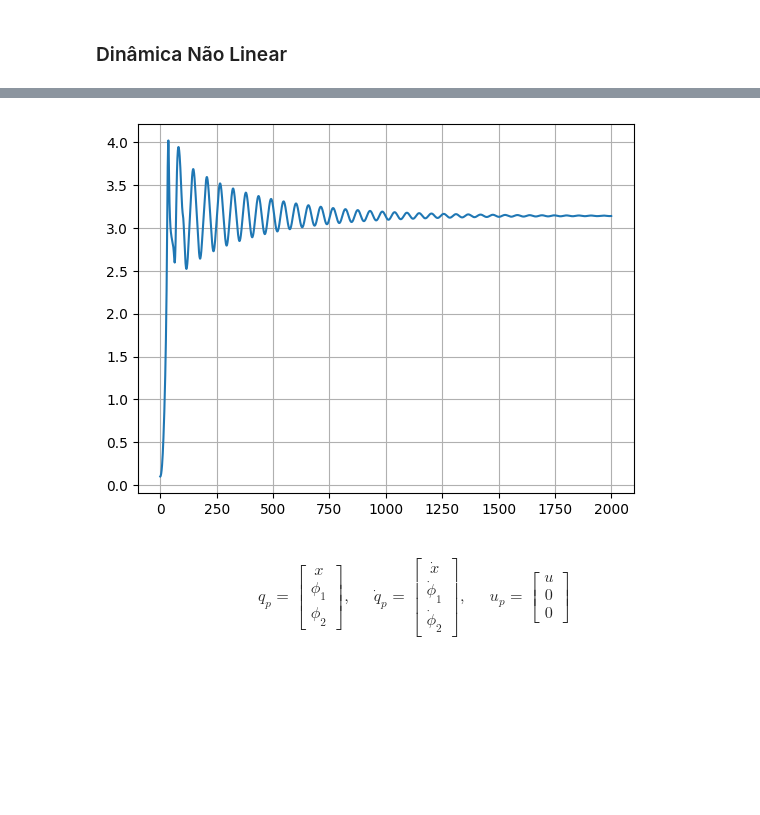
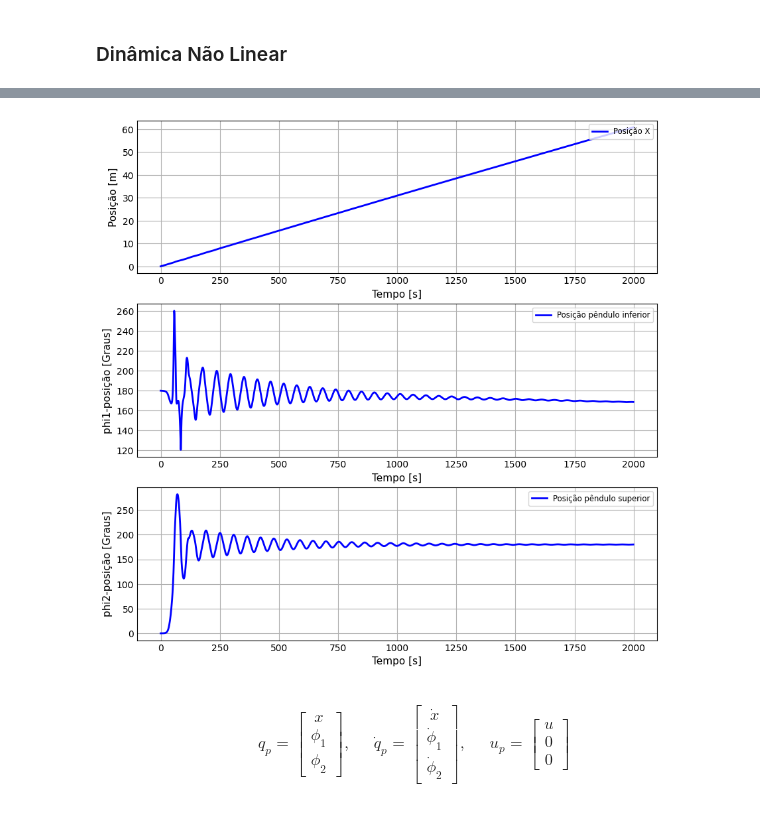
Before and after one commit to thebrendonbarbosa/Projeto_TCC_DPI_Thalyson, a Jupyter notebook: scripts/modelagem_sistema_duplo_pêndulo.ipynb, the cells around one changed output, grey strips where cells are left out. Cells and saved outputs as stored; diff of their text form; code cells hidden in the pictures; blank space fills up the shorter version.

```diff
--- a/scripts/modelagem_sistema_duplo_pêndulo.ipynb
+++ b/scripts/modelagem_sistema_duplo_pêndulo.ipynb
@@ -118,13 +139,15 @@ dphi2dt_f = sym.lambdify(phi2_d, phi2_d)
 # %%
 def dSdt(S, t):
-    x, z1, phi1, z2, phi2, z3 = S
+    x, o1, phi1, z1, phi2, z2 = S
     return [
-        dxdt_f(z1),
-        dz1dt_f(t, M, m1, m2, g, J1, J2, l1, l2, f0, f1, f2, u, x, phi1, phi2, z1, z2, z3),
-        dphi1dt_f(z2),
-        dz2dt_f(t, M, m1, m2, g, J1, J2, l1, l2, f0, f1, f2, u, x, phi1, phi2, z1, z2, z3),
-        dphi2dt_f(z3),
-        dz3dt_f(t, M, m1, m2, g, J1, J2, l1, l2, f0, f1, f2, u, x, phi1, phi2, z1, z2, z3),
+        dxdt_f(o1),
+        do1dt_f(t, M, m1, m2, g, J1, J2, l1, l2, f0, f1, f2, u, x, phi1, phi2, o1, z1, z2),
+
+        dphi1dt_f(z1),
+        dz1dt_f(t, M, m1, m2, g, J1, J2, l1, l2, f0, f1, f2, u, x, phi1, phi2, o1, z1, z2),
+
+        dphi2dt_f(z2),
+        dz2dt_f(t, M, m1, m2, g, J1, J2, l1, l2, f0, f1, f2, u, x, phi1, phi2, o1, z1, z2),
     ]
 # %%
 t = np.linspace(0, 20, 2000)
@@ -140,4 +163,4 @@ g=9.81
 f0=0.01
 f1=0.007
 f2=0.007
-ans = odeint(dSdt, y0=[0, 0.0,0.1, 0, 0,0], t=t)
+soluODE = odeint(dSdt, y0=[0, 3.14,0, 0, 0,0], t=t)
@@ -154,8 +167,29 @@ plt.grid()
-# %%
-plt.plot(ans.T[2])
-plt.grid()
-# %% [output]
-[figure, removed]
+# %%
+plt.figure(figsize=(8,8))
+plt.subplot(3,1,1)
+plt.plot(soluODE.T[0],'b',linewidth=2,label='Posição X')
+plt.xlabel('Tempo [s]',fontsize=11)
+plt.ylabel('Posição [m]',fontsize=11)
+plt.grid(True)
+plt.legend(loc='upper right',fontsize='small')
+
+plt.subplot(3,1,2)
+plt.plot(soluODE.T[1]*180/np.pi,'b',linewidth=2,label='Posição pêndulo inferior')
+plt.xlabel('Tempo [s]',fontsize=11)
+plt.ylabel('phi1-posição [Graus]',fontsize=11)
+plt.grid(True)
+plt.legend(loc='upper right',fontsize='small')
+
+plt.subplot(3,1,3)
+plt.plot(soluODE.T[2]*180/np.pi,'b',linewidth=2,label='Posição pêndulo superior')
+plt.xlabel('Tempo [s]',fontsize=11)
+plt.ylabel('phi2-posição [Graus]',fontsize=11)
+plt.grid(True)
+plt.legend(loc='upper right',fontsize='small')
+
+plt.show()
+# %% [output]
+[figure, added]
 # %% [markdown]
 $$
 \begin{align}
```
Also changed, not shown: parts of 15 cells of this notebook.
